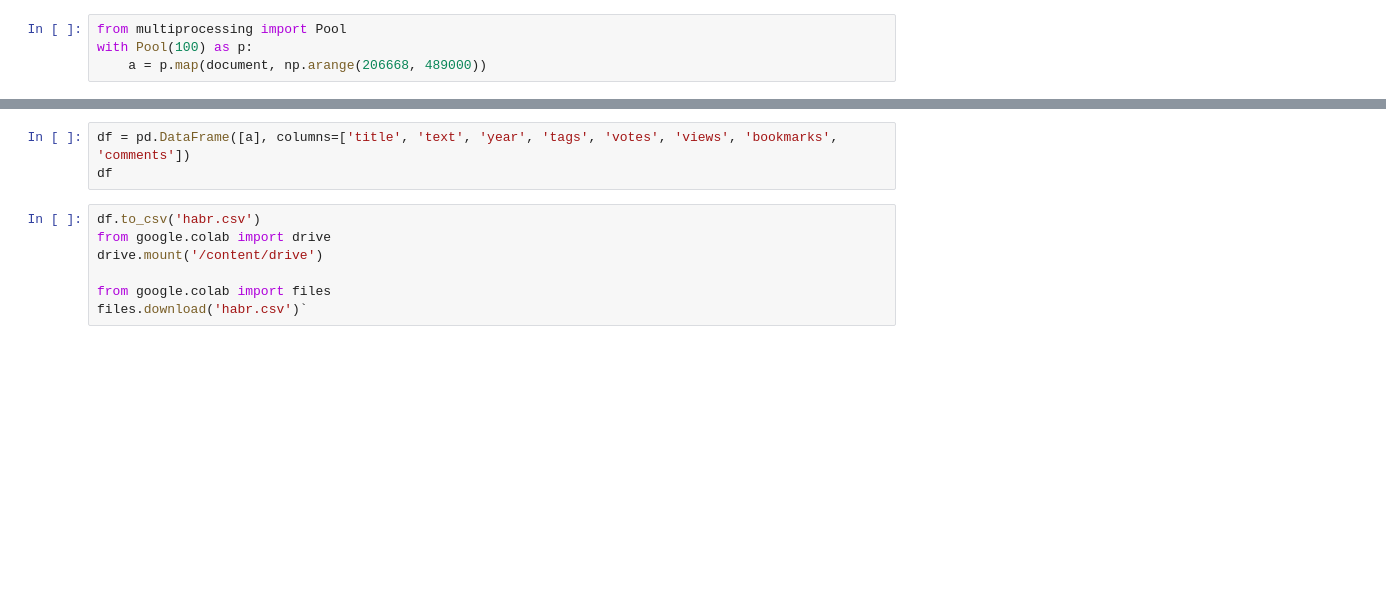
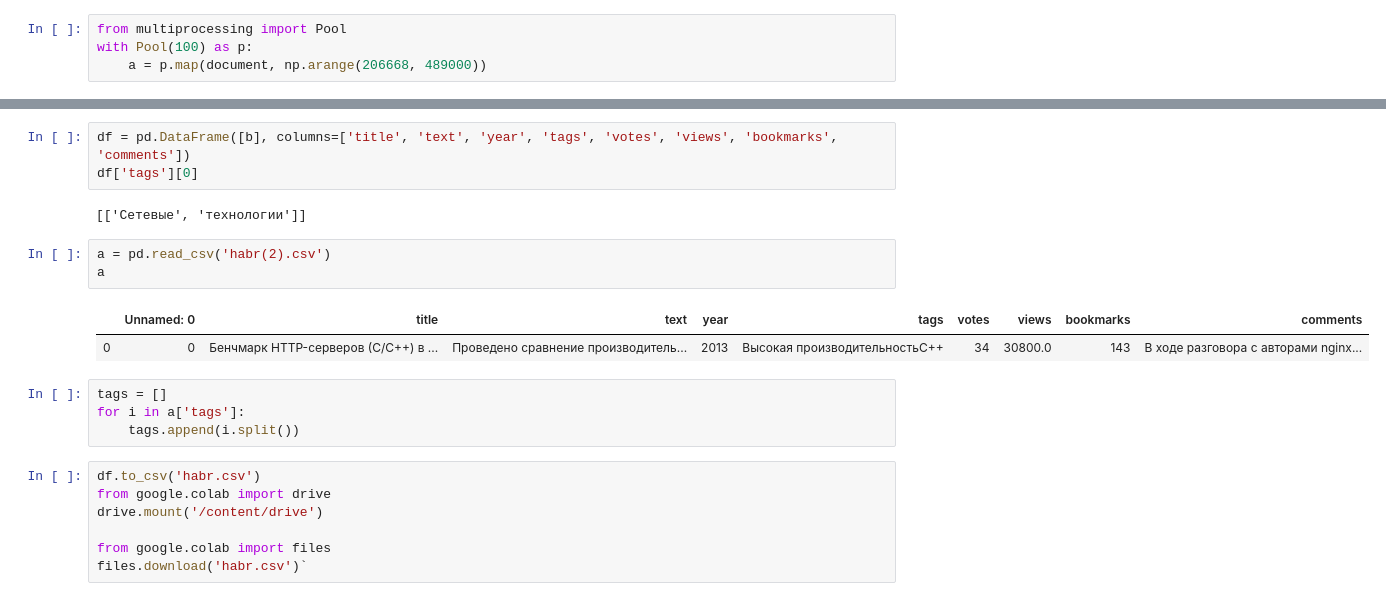
Before and after one commit to Freezylex/NSD, a Jupyter notebook: Web.ipynb, the cells around one changed output, grey strips where cells are left out. Cells and saved outputs as stored; diff of their text form; blank space fills up the shorter version.

```diff
--- a/Web.ipynb
+++ b/Web.ipynb
@@ -66,6 +90,18 @@ with Pool(100) as p:
 # %%
-df = pd.DataFrame([a], columns=['title', 'text', 'year', 'tags', 'votes', 'views', 'bookmarks', 'comments'])
-df
+df = pd.DataFrame([b], columns=['title', 'text', 'year', 'tags', 'votes', 'views', 'bookmarks', 'comments'])
+df['tags'][0]
+# %% [output]
+[['Сетевые', 'технологии']]
+# %%
+a = pd.read_csv('habr(2).csv')
+a
+# %% [output]
+|  | Unnamed: 0 | title | text | year | tags | votes | views | bookmarks | comments |
+| 0 | 0 | Бенчмарк HTTP-серверов (С/C++) в ... | Проведено сравнение производитель... | 2013 | Высокая производительностьC++ | 34 | 30800.0 | 143 | В ходе разговора с авторами nginx... |
+# %%
+tags = []
+for i in a['tags']:
+    tags.append(i.split())
 # %%
 df.to_csv('habr.csv')
 from google.colab import drive
```
Also changed, not shown: parts of 3 cells of this notebook.
